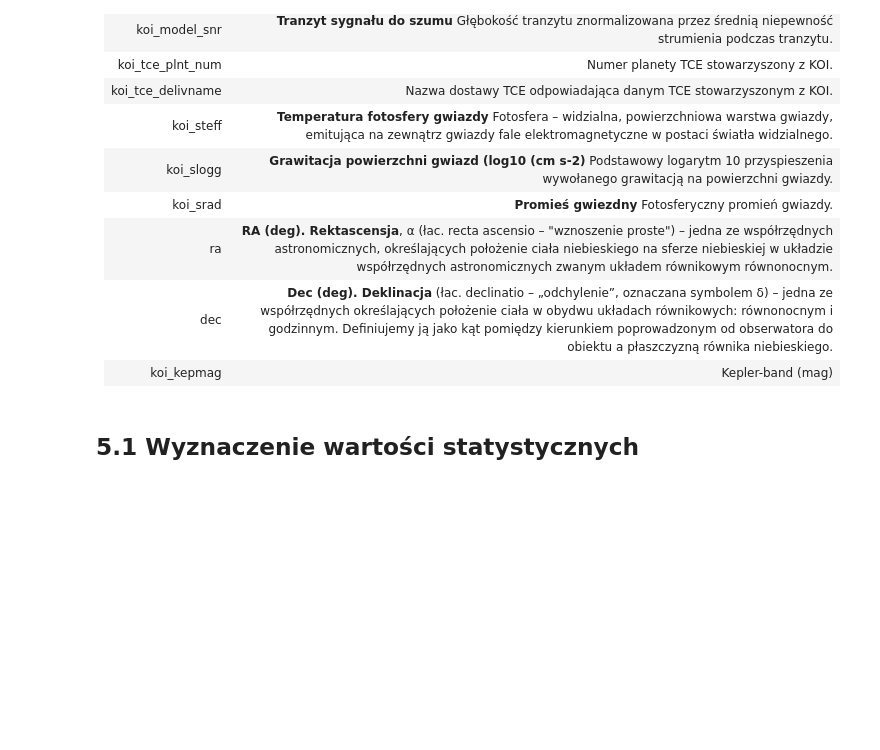
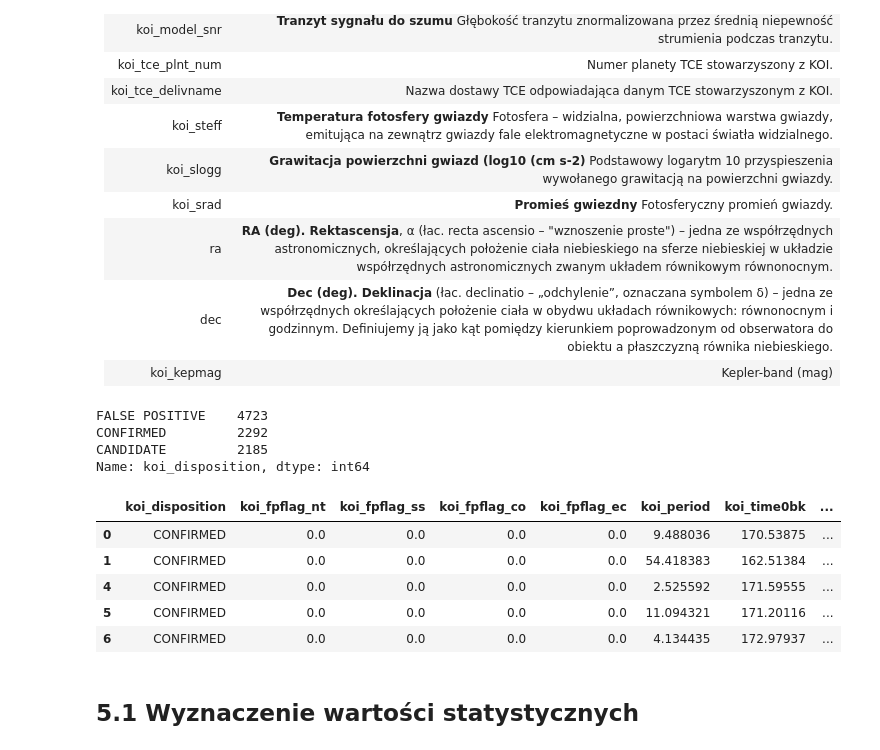
Before and after one commit to ArminD93/KeplerExoplanetSearchResults, a Jupyter notebook: KeplerExoplanetSearchResults.ipynb, the cells around one changed output. Drawn from its saved outputs; the diff is of its cells as text; code cells hidden in the pictures; blank space fills up the shorter version.

```diff
--- a/KeplerExoplanetSearchResults.ipynb
+++ b/KeplerExoplanetSearchResults.ipynb
@@ -272,6 +272,27 @@ KOI - Kepler Objects of Interest
 | ra   |**RA (deg). Rektascensja**, α (łac. recta ascensio – "wznoszenie proste") – jedna ze współrzędnych astronomicznych, określających położenie ciała niebieskiego na sferze niebieskiej w układzie współrzędnych astronomicznych zwanym układem równikowym równonocnym.|
 | dec  |**Dec (deg). Deklinacja** (łac. declinatio – „odchylenie”, oznaczana symbolem δ) – jedna ze współrzędnych określających położenie ciała w obydwu układach równikowych: równonocnym i godzinnym. Definiujemy ją jako kąt pomiędzy kierunkiem poprowadzonym od obserwatora do obiektu a płaszczyzną równika niebieskiego.|
 | koi_kepmag|Kepler-band (mag)|
+# %%
+kepler['koi_disposition'].value_counts()
+# %% [output]
+FALSE POSITIVE    4723
+CONFIRMED         2292
+CANDIDATE         2185
+Name: koi_disposition, dtype: int64
+# %%
+kepler_CONFIRMED = kepler.where(kepler['koi_disposition'] == 'CONFIRMED').dropna()
+kepler_CANDIDATE = kepler.where(kepler['koi_disposition'] == 'CANDIDATE').dropna()
+kepler_FALSE_POSITIVE = kepler.where(kepler['koi_disposition'] == 'FALSE POSITIVE').dropna()
+
+
+kepler_CONFIRMED.head()
+# %% [output]
+|  | koi_disposition | koi_fpflag_nt | koi_fpflag_ss | koi_fpflag_co | koi_fpflag_ec | koi_period | koi_time0bk | ... |
+| 0 | CONFIRMED | 0.0 | 0.0 | 0.0 | 0.0 | 9.488036 | 170.53875 | ... |
+| 1 | CONFIRMED | 0.0 | 0.0 | 0.0 | 0.0 | 54.418383 | 162.51384 | ... |
+| 4 | CONFIRMED | 0.0 | 0.0 | 0.0 | 0.0 | 2.525592 | 171.59555 | ... |
+| 5 | CONFIRMED | 0.0 | 0.0 | 0.0 | 0.0 | 11.094321 | 171.20116 | ... |
+| 6 | CONFIRMED | 0.0 | 0.0 | 0.0 | 0.0 | 4.134435 | 172.97937 | ... |
 # %% [markdown]
 ## <a name='8'></a>5.1 Wyznaczenie wartości statystycznych
 # %%
```
Also changed, not shown: parts of 50 cells of this notebook.
